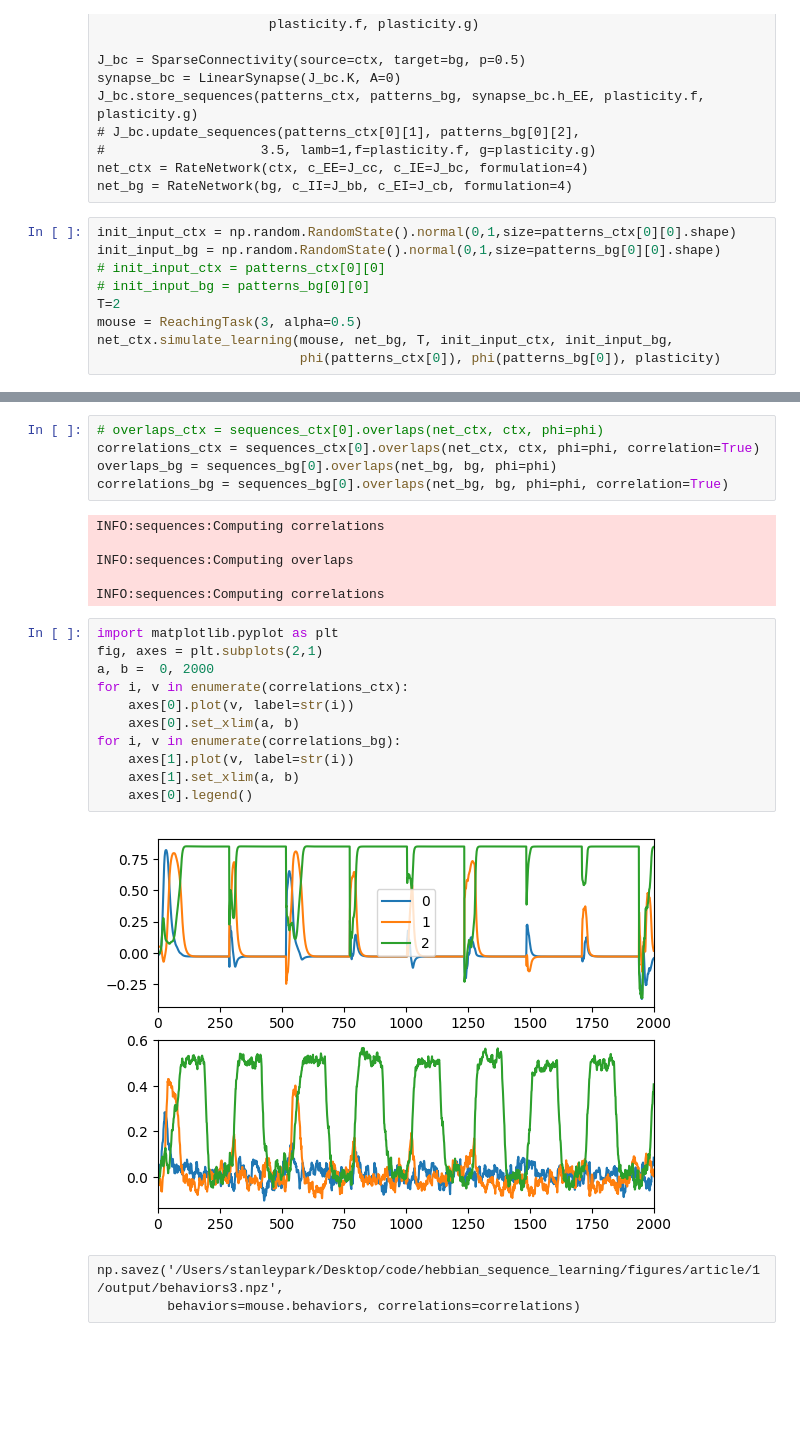
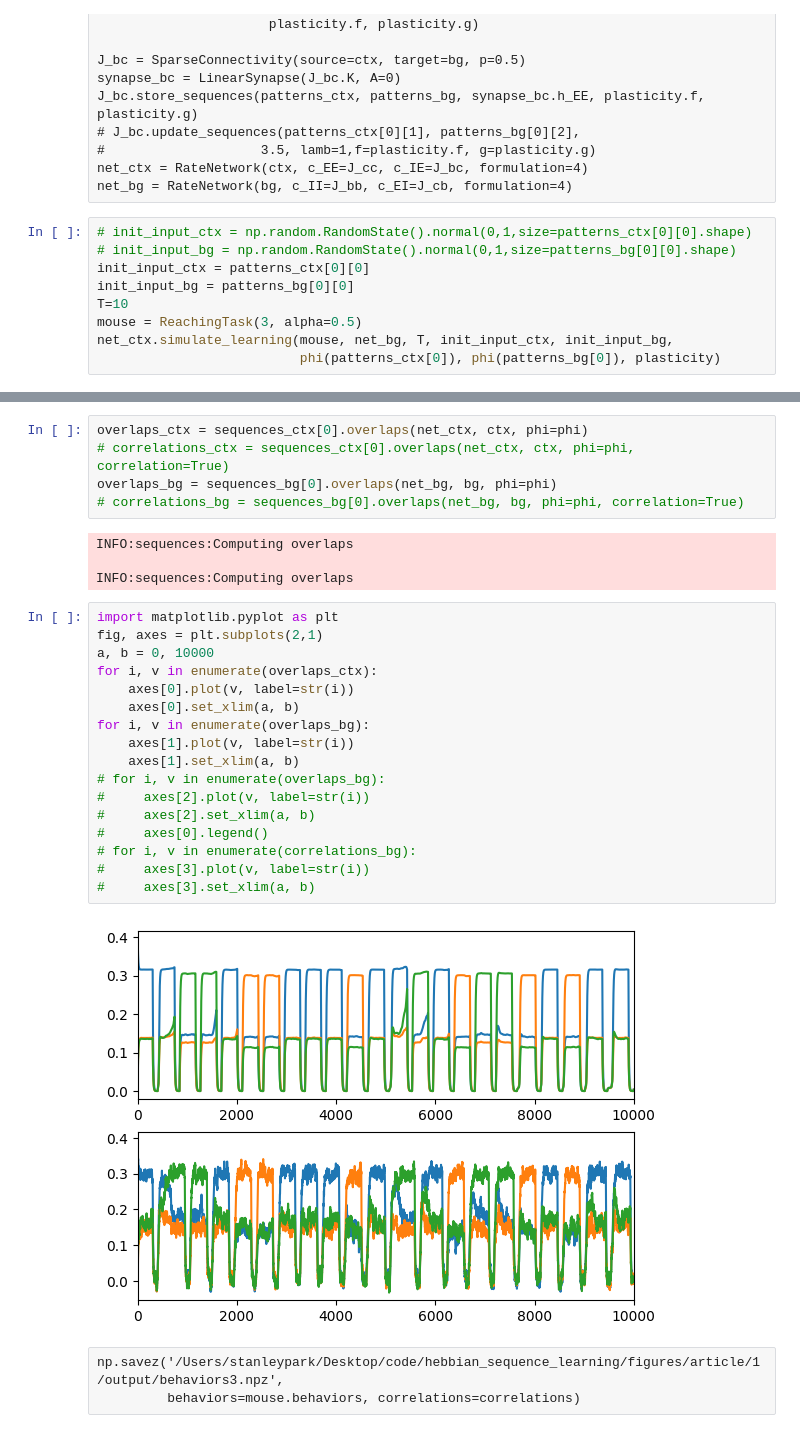
Before and after one commit to jp464/striatal-sequence, a Jupyter notebook: figures/article/1/net2-learning.ipynb, the cells around one changed output, grey strips where cells are left out. Saved outputs shown, nothing was run; the diff lists cells and outputs as text; blank space fills up the shorter version.

Commit message:
random exploration

```diff
--- a/figures/article/1/net2-learning.ipynb
+++ b/figures/article/1/net2-learning.ipynb
@@ -86,11 +86,11 @@ J_bc.store_sequences(patterns_ctx, patterns_bg, synapse_bc.h_EE, plasticity.f, p
 net_ctx = RateNetwork(ctx, c_EE=J_cc, c_IE=J_bc, formulation=4)
 net_bg = RateNetwork(bg, c_II=J_bb, c_EI=J_cb, formulation=4)
 # %%
-init_input_ctx = np.random.RandomState().normal(0,1,size=patterns_ctx[0][0].shape)
-init_input_bg = np.random.RandomState().normal(0,1,size=patterns_bg[0][0].shape)
-# init_input_ctx = patterns_ctx[0][0]
-# init_input_bg = patterns_bg[0][0]
-T=2
+# init_input_ctx = np.random.RandomState().normal(0,1,size=patterns_ctx[0][0].shape)
+# init_input_bg = np.random.RandomState().normal(0,1,size=patterns_bg[0][0].shape)
+init_input_ctx = patterns_ctx[0][0]
+init_input_bg = patterns_bg[0][0]
+T=10
 mouse = ReachingTask(3, alpha=0.5)
 net_ctx.simulate_learning(mouse, net_bg, T, init_input_ctx, init_input_bg,
                           phi(patterns_ctx[0]), phi(patterns_bg[0]), plasticity)
@@ -110,27 +111,31 @@ lick-->lick
 # %%
-# overlaps_ctx = sequences_ctx[0].overlaps(net_ctx, ctx, phi=phi)
-correlations_ctx = sequences_ctx[0].overlaps(net_ctx, ctx, phi=phi, correlation=True)
+overlaps_ctx = sequences_ctx[0].overlaps(net_ctx, ctx, phi=phi)
+# correlations_ctx = sequences_ctx[0].overlaps(net_ctx, ctx, phi=phi, correlation=True)
 overlaps_bg = sequences_bg[0].overlaps(net_bg, bg, phi=phi)
-correlations_bg = sequences_bg[0].overlaps(net_bg, bg, phi=phi, correlation=True)
+# correlations_bg = sequences_bg[0].overlaps(net_bg, bg, phi=phi, correlation=True)
 # %% [output]
-INFO:sequences:Computing correlations
+INFO:sequences:Computing overlaps
 
 INFO:sequences:Computing overlaps
-
-INFO:sequences:Computing correlations
 # %%
 import matplotlib.pyplot as plt
 fig, axes = plt.subplots(2,1)
-a, b =  0, 2000
-for i, v in enumerate(correlations_ctx):
+a, b = 0, 10000
+for i, v in enumerate(overlaps_ctx):
     axes[0].plot(v, label=str(i))
     axes[0].set_xlim(a, b)
-for i, v in enumerate(correlations_bg):
+for i, v in enumerate(overlaps_bg):
     axes[1].plot(v, label=str(i))
     axes[1].set_xlim(a, b)
-    axes[0].legend()
+# for i, v in enumerate(overlaps_bg):
+#     axes[2].plot(v, label=str(i))
+#     axes[2].set_xlim(a, b)
+#     axes[0].legend()
+# for i, v in enumerate(correlations_bg):
+#     axes[3].plot(v, label=str(i))
+#     axes[3].set_xlim(a, b)
 # %% [output]
-[figure, old version]
+[figure, new version]
 # %% [raw]
 np.savez('/Users/stanleypark/Desktop/code/hebbian_sequence_learning/figures/article/1/output/behaviors3.npz',
          behaviors=mouse.behaviors, correlations=correlations)
```
Also changed, not shown: parts of 3 cells of this notebook, 4 other files.
